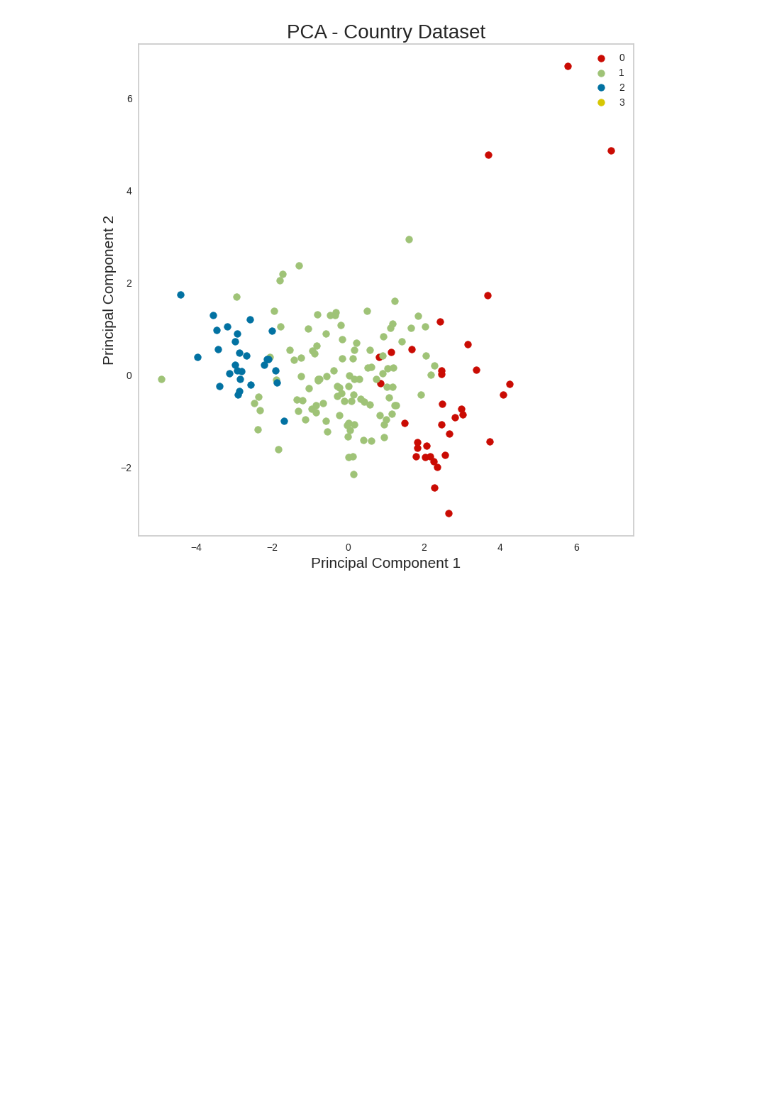
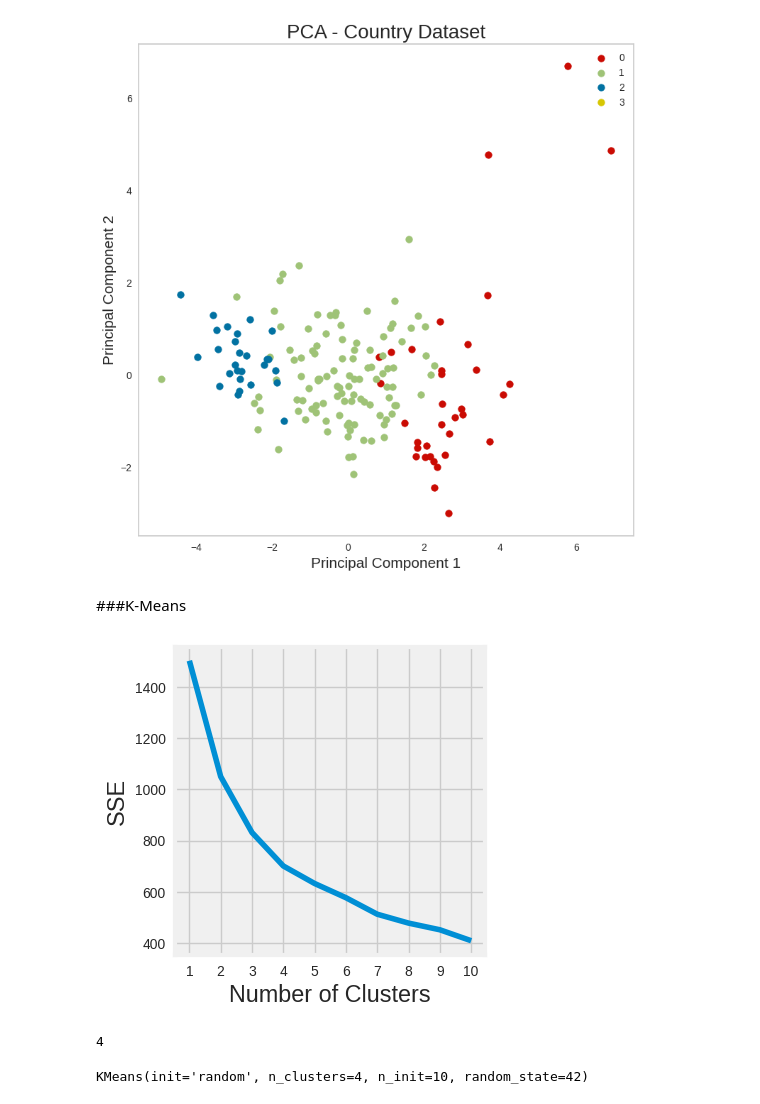
Before and after one commit to DanielIramain/aa-countries, a Jupyter notebook: 01_Practica2_Clustering.ipynb, the cells around one changed output. Cells and saved outputs as stored; diff of their text form; code cells hidden in the pictures; blank space fills up the shorter version.

```diff
--- a/01_Practica2_Clustering.ipynb
+++ b/01_Practica2_Clustering.ipynb
@@ -363,3 +360,37 @@ ax.legend(targets)
 ax.grid()
 # %% [output]
 [figure]
+# %% [markdown]
+###K-Means
+# %%
+kmeans_kwargs = {
+    "init": "random",
+    "n_init": 10,
+    "max_iter": 300,
+    "random_state": 42,
+}
+
+# SSE: Sum of Square Error
+###Hacemos un clustering donde vamos cambiando el valor de k
+sse = []
+for k in range(1, 11):
+    kmeans = KMeans(n_clusters=k, **kmeans_kwargs)
+    kmeans.fit(country_features)
+    #Calculamos la inercia (variabilidad del cluster)
+    sse.append(kmeans.inertia_)
+# %%
+fig = plt.figure(figsize = (4,4))
+plt.style.use("fivethirtyeight")
+plt.plot(range(1, 11), sse)
+plt.xticks(range(1, 11))
+plt.xlabel("Number of Clusters")
+plt.ylabel("SSE")
+plt.show()
+# %% [output]
+[figure, added]
+# %%
+kl = KneeLocator(range(1, 11), sse, curve="convex", direction="decreasing")
+
+kl.elbow
+# %% [output]
+4
@@ -365,0 +405,4 @@ ax.grid()
+# %%
+kmeans.fit(country_features)
+# %% [output]
+KMeans(init='random', n_clusters=4, n_init=10, random_state=42)
```
Also changed, not shown: parts of 34 cells of this notebook.
